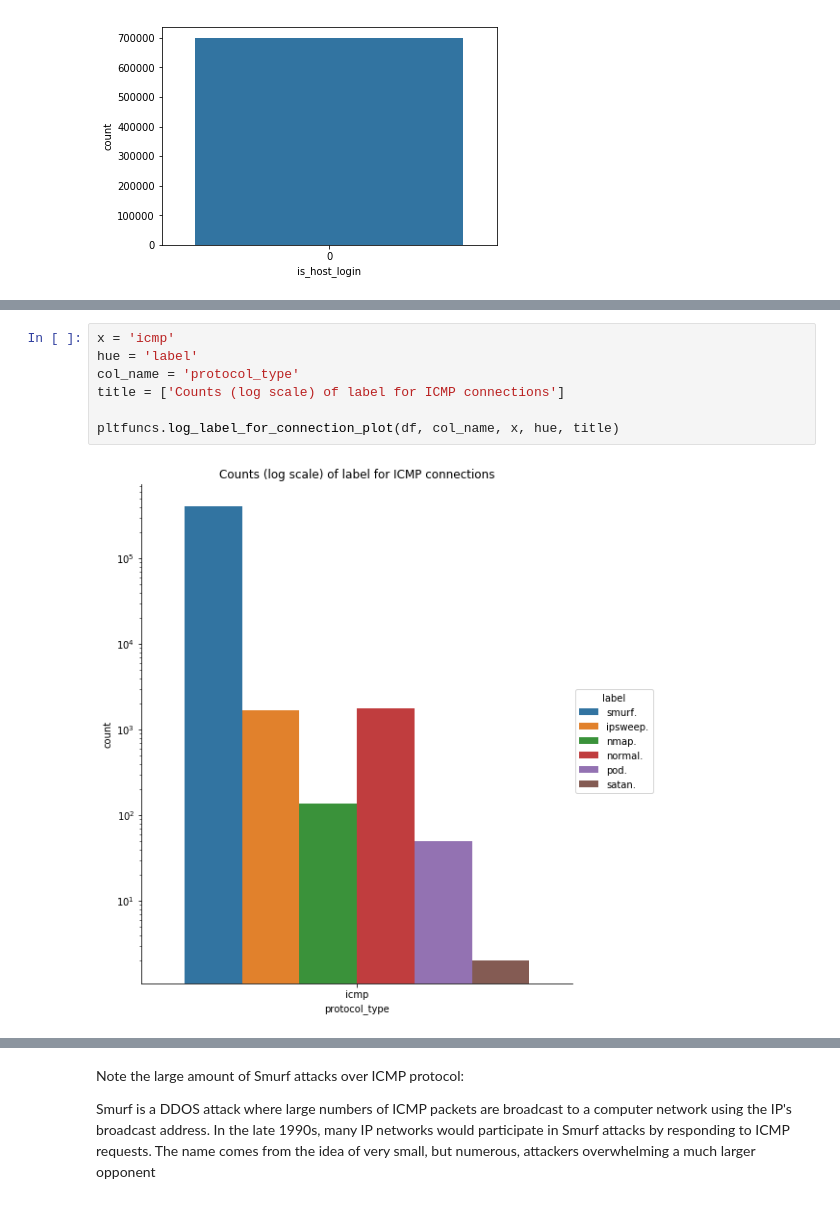
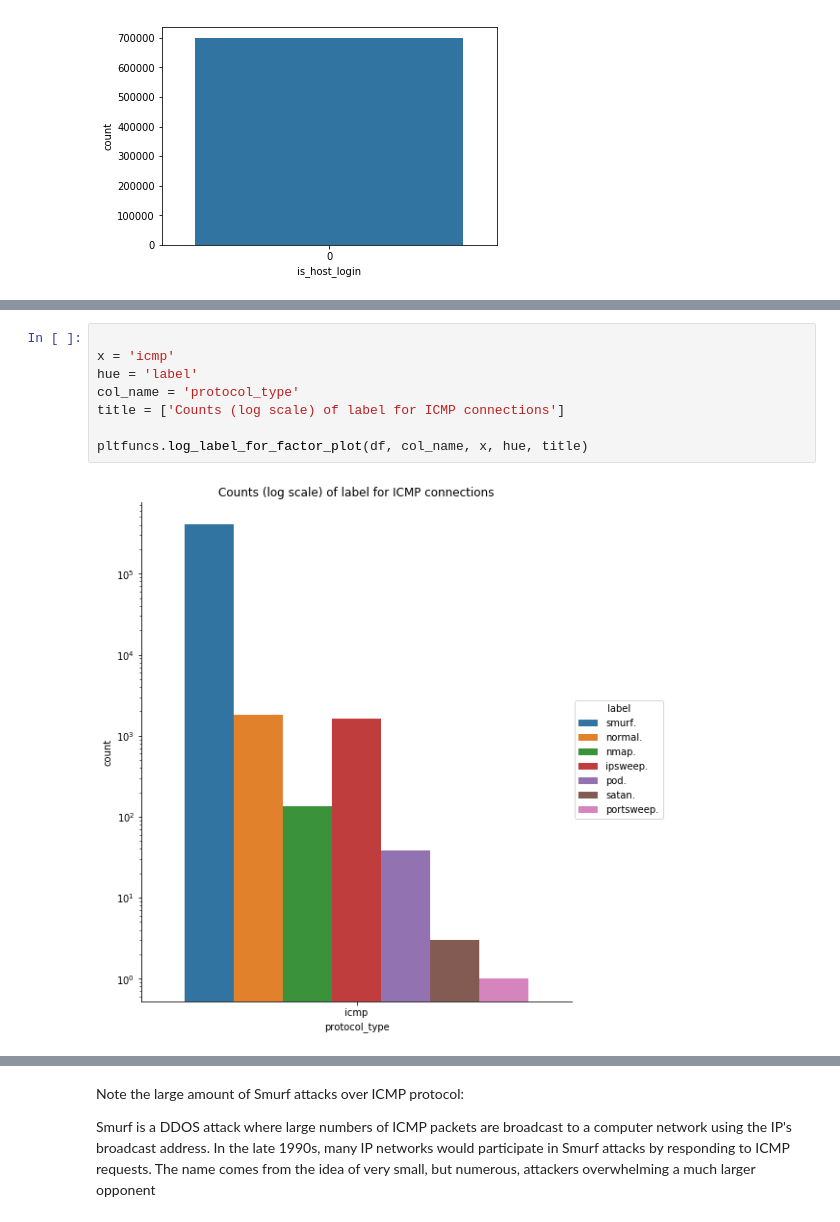
Before and after one commit to MnemoSemiotic/Analyzing-Network-Traffic_kdd99, a Jupyter notebook: 1_Dataset_Exploration_and_EDA.ipynb, the cells around one changed output, grey strips where cells are left out. Saved outputs shown, nothing was run; the diff lists cells and outputs as text.

```diff
--- a/1_Dataset_Exploration_and_EDA.ipynb
+++ b/1_Dataset_Exploration_and_EDA.ipynb
@@ -401,9 +411,10 @@ pltfuncs.log_label_for_connection_plot(df, col_name, x, hue, title)
 # %%
+
 x = 'icmp'
 hue = 'label'
 col_name = 'protocol_type'
 title = ['Counts (log scale) of label for ICMP connections']
 
-pltfuncs.log_label_for_connection_plot(df, col_name, x, hue, title)
+pltfuncs.log_label_for_factor_plot(df, col_name, x, hue, title)
 # %% [output]
-[figure, old version]
+[figure, new version]
```
Also changed, not shown: parts of 37 cells of this notebook, 2 other files.
